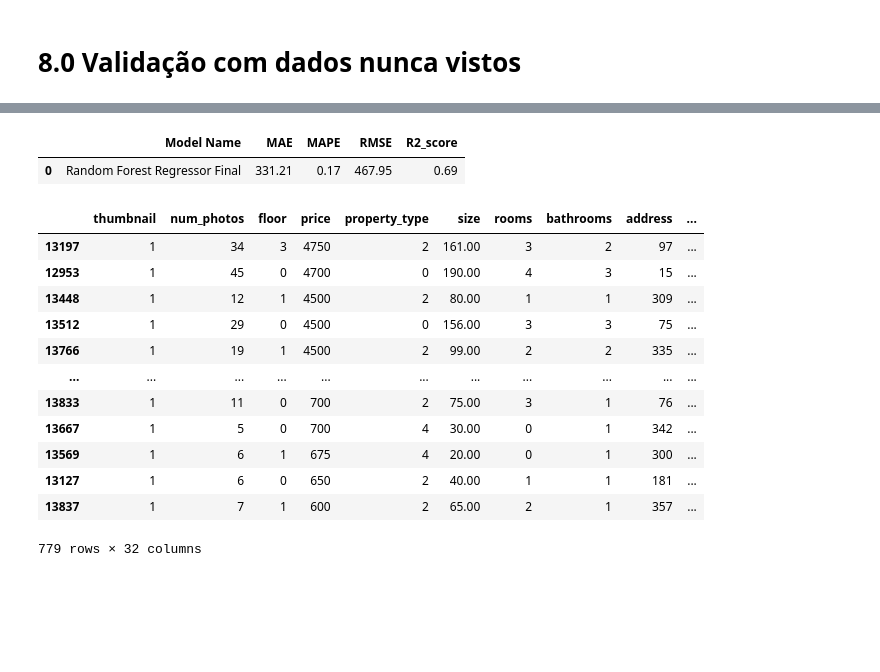
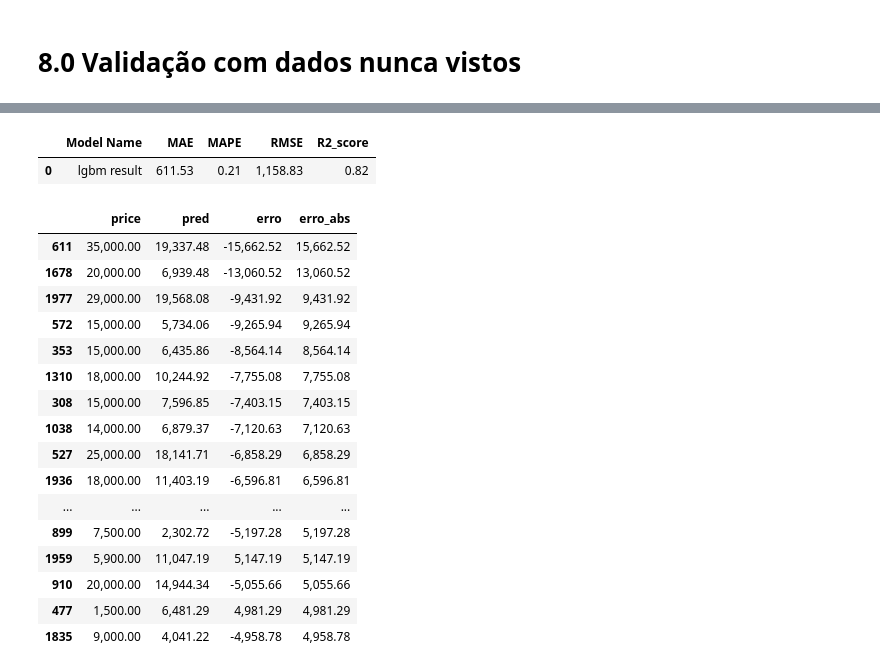
Before and after one commit to OscarFantozzi/Real-Estate-Lisbon, a Jupyter notebook: prices_rent_idealista.ipynb, the cells around one changed output, grey strips where cells are left out. Cells and saved outputs as stored; diff of their text form; code cells hidden in the pictures; blank space fills up the shorter version.

```diff
--- a/prices_rent_idealista.ipynb
+++ b/prices_rent_idealista.ipynb
@@ -860,0 +1071,3 @@ df5
+# %%
+df5 = encoding( df5 )
+df5
@@ -1174,13 +1375,0 @@ Name: description, Length: 2950, dtype: int64
-# %%
-df_11_columns = df_11.columns
-
-lista_importances = []
-
-for i, x in enumerate(rf.feature_importances_):
-
-    r = {'Feature': df_11_columns[i] , 'importance' : rf.feature_importances_[i] }
-
-    lista_importances.append( r )
-
-df = pd.DataFrame( lista_importances ).sort_values(by = 'importance', ascending = False).reset_index(drop = True)
-df
@@ -1427,5 +1734,6 @@ Foram removidas 64
 # %%
-X_teste_final = df_teste_final.drop('price', axis = 1)
-y_teste_final = df_teste_final['price']
+# fazendo predição com o melhor modelo treinado
+X_teste_final = df6_val.drop('price', axis = 1)
+y_teste_final = df6_val['price']
 
-y_hat_final = rf.predict( X_teste_final )
+y_hat_final = bst.predict( X_teste_final )
@@ -1453,28 +1763,33 @@ X_teste_final
 # %%
-df_teste_final['pred'] = y_hat_final
-df_teste_final
+df6_val['pred'] = y_hat_final
 
 # performance
-rf_result = ml_error( 'Random Forest Regressor Final',  y_teste_final  ,  y_hat_final  )
-rf_result
+lgbm_result = ml_error( 'lgbm result',  y_teste_final  ,  y_hat_final  )
+lgbm_result
 # %% [output]
 |  | Model Name | MAE | MAPE | RMSE | R2_score |
-| 0 | Random Forest Regressor Final | 331.21 | 0.17 | 467.95 | 0.69 |
+| 0 | lgbm result | 611.53 | 0.21 | 1,158.83 | 0.82 |
 # %%
-df_teste_final['erro'] = df_teste_final['price'] - df_teste_final['pred']
-df_teste_final['erro_abs'] = df_teste_final['erro'].apply( lambda x : abs(x))
-df_teste_final.sort_values( by = 'price', ascending = False )
+# verificando as predições no dados de teste
+df6_val['erro'] = df6_val['pred'] - df6_val['price']
+df6_val['erro_abs'] = df6_val['erro'].apply( lambda x : abs(x))
+df6_val.sort_values( by = 'price', ascending = False )
+df6_val[['price','pred','erro','erro_abs']].sort_values(by = 'erro_abs',ascending = False).head(20)
 # %% [output]
-|  | thumbnail | num_photos | floor | price | property_type | size | rooms | bathrooms | address | ... |
-| 13197 | 1 | 34 | 3 | 4750 | 2 | 161.00 | 3 | 2 | 97 | ... |
-| 12953 | 1 | 45 | 0 | 4700 | 0 | 190.00 | 4 | 3 | 15 | ... |
-| 13448 | 1 | 12 | 1 | 4500 | 2 | 80.00 | 1 | 1 | 309 | ... |
-| 13512 | 1 | 29 | 0 | 4500 | 0 | 156.00 | 3 | 3 | 75 | ... |
-| 13766 | 1 | 19 | 1 | 4500 | 2 | 99.00 | 2 | 2 | 335 | ... |
-| ... | ... | ... | ... | ... | ... | ... | ... | ... | ... | ... |
-| 13833 | 1 | 11 | 0 | 700 | 2 | 75.00 | 3 | 1 | 76 | ... |
-| 13667 | 1 | 5 | 0 | 700 | 4 | 30.00 | 0 | 1 | 342 | ... |
-| 13569 | 1 | 6 | 1 | 675 | 4 | 20.00 | 0 | 1 | 300 | ... |
-| 13127 | 1 | 6 | 0 | 650 | 2 | 40.00 | 1 | 1 | 181 | ... |
-| 13837 | 1 | 7 | 1 | 600 | 2 | 65.00 | 2 | 1 | 357 | ... |
+|  | price | pred | erro | erro_abs |
+| 611 | 35,000.00 | 19,337.48 | -15,662.52 | 15,662.52 |
+| 1678 | 20,000.00 | 6,939.48 | -13,060.52 | 13,060.52 |
+| 1977 | 29,000.00 | 19,568.08 | -9,431.92 | 9,431.92 |
+| 572 | 15,000.00 | 5,734.06 | -9,265.94 | 9,265.94 |
+| 353 | 15,000.00 | 6,435.86 | -8,564.14 | 8,564.14 |
+| 1310 | 18,000.00 | 10,244.92 | -7,755.08 | 7,755.08 |
+| 308 | 15,000.00 | 7,596.85 | -7,403.15 | 7,403.15 |
+| 1038 | 14,000.00 | 6,879.37 | -7,120.63 | 7,120.63 |
+| 527 | 25,000.00 | 18,141.71 | -6,858.29 | 6,858.29 |
+| 1936 | 18,000.00 | 11,403.19 | -6,596.81 | 6,596.81 |
+| ... | ... | ... | ... | ... |
+| 899 | 7,500.00 | 2,302.72 | -5,197.28 | 5,197.28 |
+| 1959 | 5,900.00 | 11,047.19 | 5,147.19 | 5,147.19 |
+| 910 | 20,000.00 | 14,944.34 | -5,055.66 | 5,055.66 |
+| 477 | 1,500.00 | 6,481.29 | 4,981.29 | 4,981.29 |
+| 1835 | 9,000.00 | 4,041.22 | -4,958.78 | 4,958.78 |
-779 rows × 32 columns
```
Also changed, not shown: parts of 82 cells of this notebook, 13 other files.
